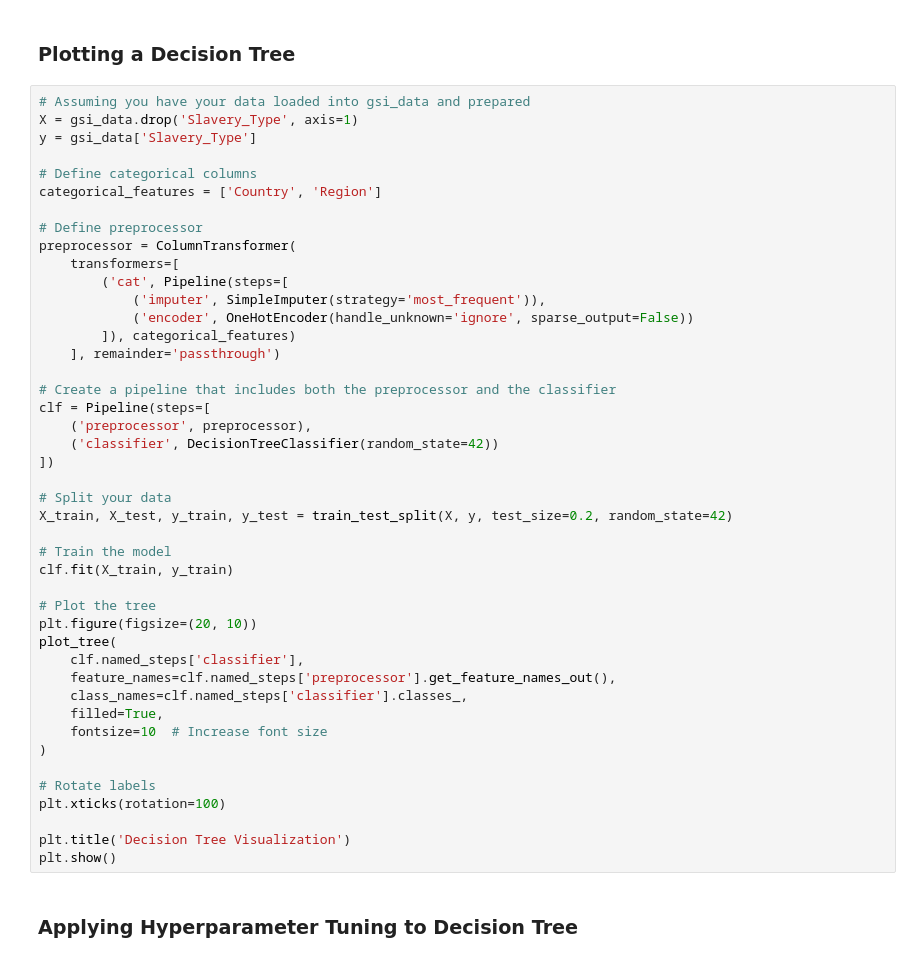
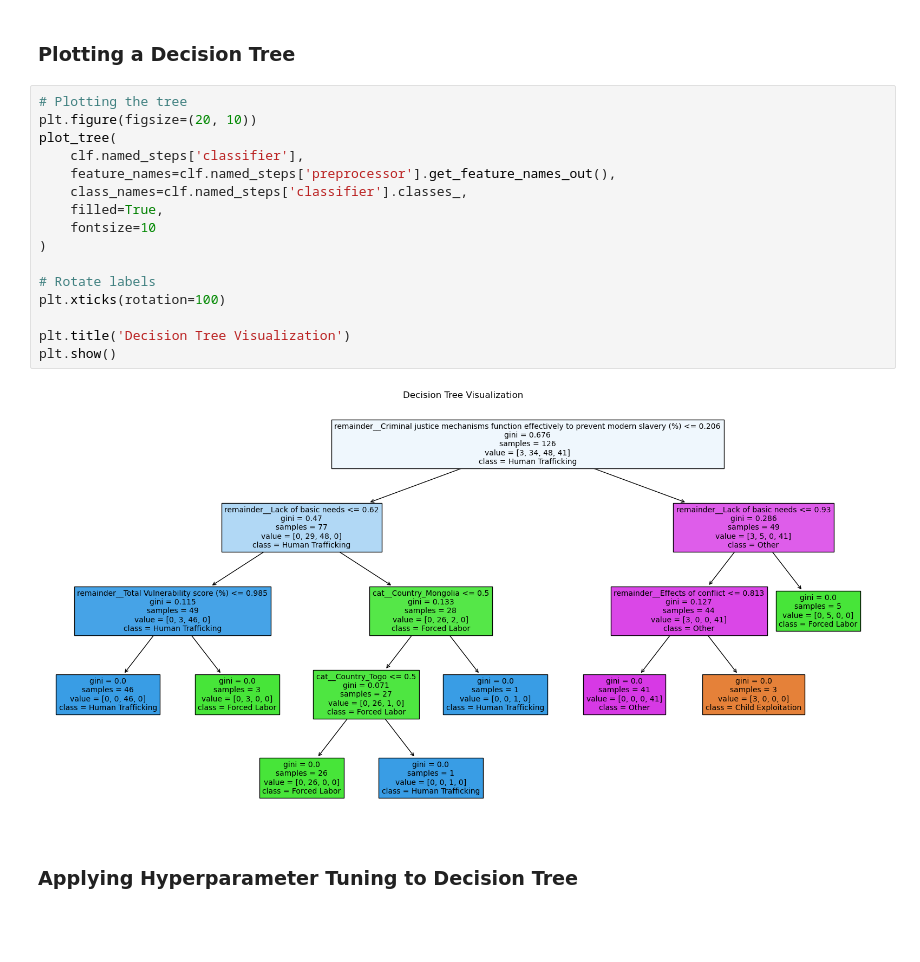
Before and after one commit to Namnyak/P3-PROJECT, a Jupyter notebook: P3 Project.ipynb, the cells around one changed output. Drawn from its saved outputs; the diff is of its cells as text; blank space fills up the shorter version.

```diff
--- a/P3 Project.ipynb
+++ b/P3 Project.ipynb
@@ -918,49 +917,23 @@ Features related to specific countries like Mongolia, Togo, Serbis,Romania, Russ
 # %% [markdown]
 ### Plotting a Decision Tree
 # %%
-# Assuming you have your data loaded into gsi_data and prepared
-X = gsi_data.drop('Slavery_Type', axis=1)
-y = gsi_data['Slavery_Type']
-
-# Define categorical columns
-categorical_features = ['Country', 'Region']
-
-# Define preprocessor
-preprocessor = ColumnTransformer(
-    transformers=[
-        ('cat', Pipeline(steps=[
-            ('imputer', SimpleImputer(strategy='most_frequent')),
-            ('encoder', OneHotEncoder(handle_unknown='ignore', sparse_output=False))
-        ]), categorical_features)
-    ], remainder='passthrough')
-
-# Create a pipeline that includes both the preprocessor and the classifier
-clf = Pipeline(steps=[
-    ('preprocessor', preprocessor),
-    ('classifier', DecisionTreeClassifier(random_state=42))
-])
-
-# Split your data
-X_train, X_test, y_train, y_test = train_test_split(X, y, test_size=0.2, random_state=42)
-
-# Train the model
-clf.fit(X_train, y_train)
-
-# Plot the tree
+# Plotting the tree
 plt.figure(figsize=(20, 10))
 plot_tree(
     clf.named_steps['classifier'],
     feature_names=clf.named_steps['preprocessor'].get_feature_names_out(),
     class_names=clf.named_steps['classifier'].classes_,
     filled=True,
-    fontsize=10  # Increase font size
+    fontsize=10
 )
 
 # Rotate labels
 plt.xticks(rotation=100)
 
 plt.title('Decision Tree Visualization')
 plt.show()
+# %% [output]
+[figure, added]
 # %% [markdown]
 ### Applying Hyperparameter Tuning to Decision Tree
 # %%
```
Also changed, not shown: parts of 38 cells of this notebook, 3 other files.
